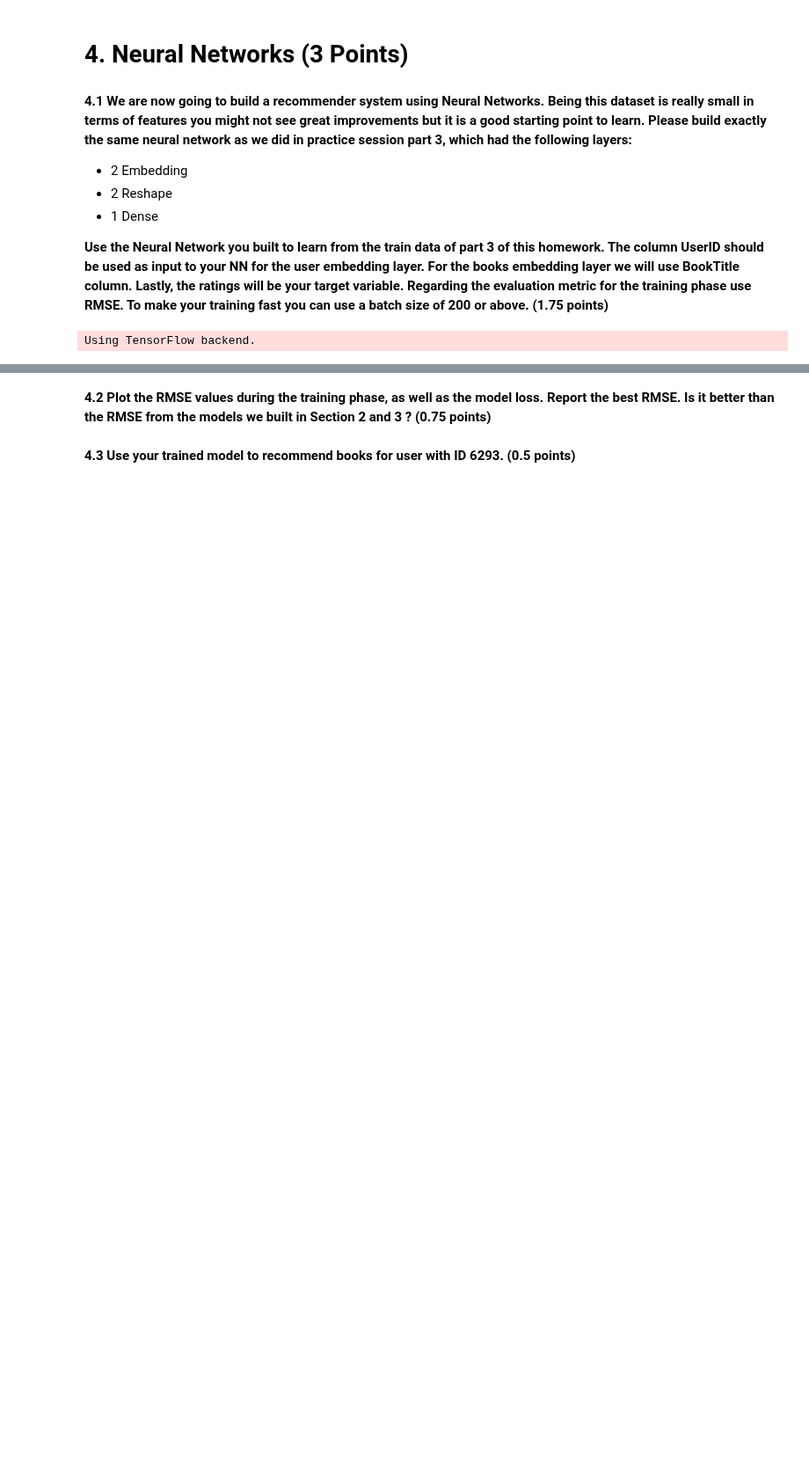
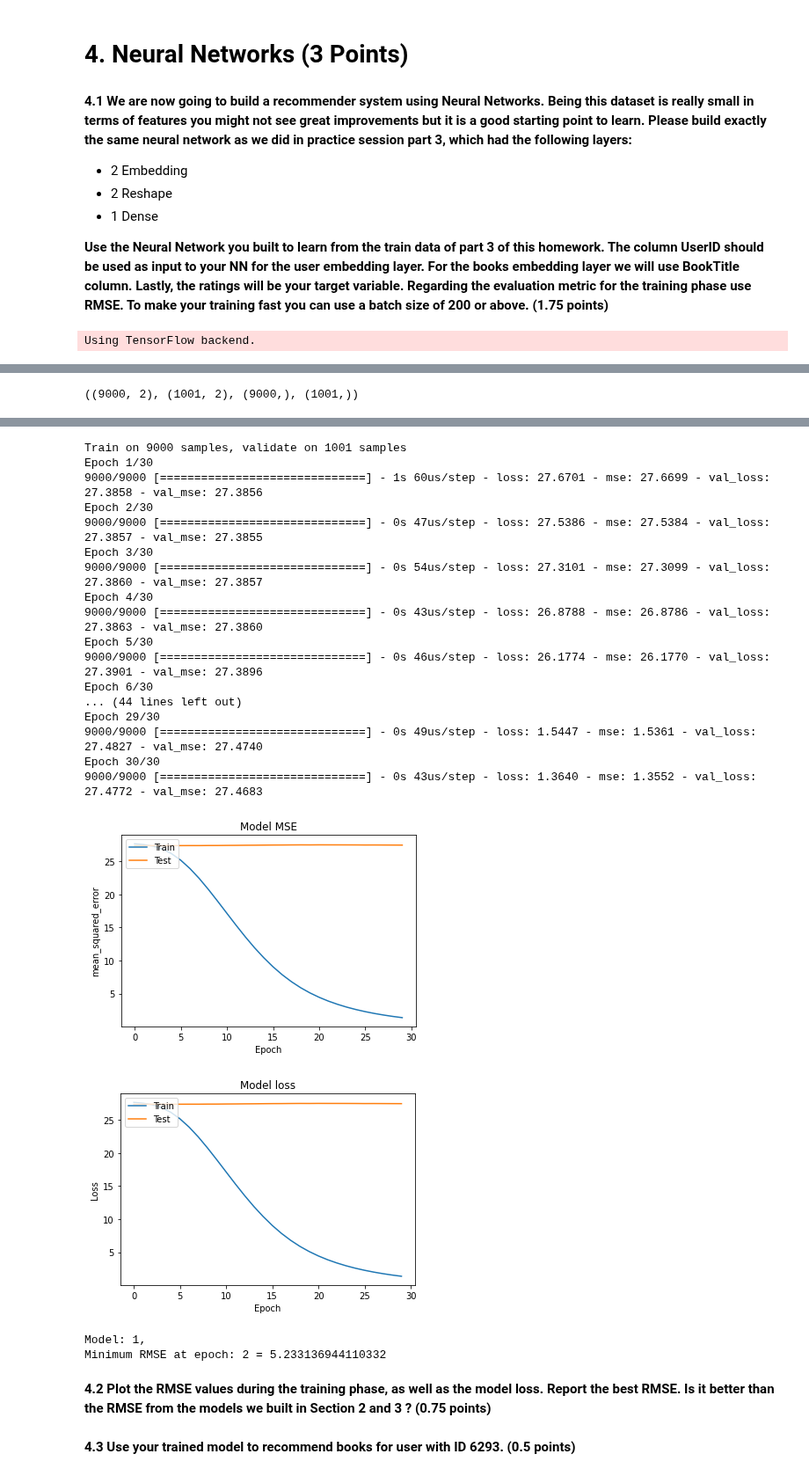
Before and after one commit to enliktjioe/bda2020, a Jupyter notebook: HW4/Homework_04_Enlik_Nga.ipynb, the cells around one changed output, grey strips where cells are left out. Shown at 88% size. Saved outputs shown, nothing was run; the diff lists cells and outputs as text; code cells hidden in the pictures; blank space fills up the shorter version.

Commit message:
Finished task 4.1 with feeling of accomplishment
solution for indices error in Keras
https://stackoverflow.com/questions/54880279/how-to-handle-invalid-argument-error-in-keras

```diff
--- a/HW4/Homework_04_Enlik_Nga.ipynb
+++ b/HW4/Homework_04_Enlik_Nga.ipynb
@@ -723,0 +738,34 @@ Using TensorFlow backend.
+# %%
+books_encoded_no_dup_new = books_encoded_no_dup_new.reindex(columns=['UserID', 'BookID_Encoded', 'Book-Rating'])
+# books_encoded_no_dup_new
+# %%
+X = books_encoded_no_dup_new[['UserID', 'BookID_Encoded']].values
+y = books_encoded_no_dup_new['Book-Rating'].values
+X_train, X_test, y_train, y_test = train_test_split(X, y, test_size=0.1, random_state=42)
+X_train.shape, X_test.shape, y_train.shape, y_test.shape
+# %% [output]
+((9000, 2), (1001, 2), (9000,), (1001,))
+# %%
+n_factors = 50
+X_train_array = [X_train[:, 0], X_train[:, 1]]
+X_test_array = [X_test[:, 0], X_test[:, 1]]
+# %%
+# using only embeddings, same as previous lab session
+def RecommenderV1(n_users, n_books, n_factors):
+    user = Input(shape=(1,))
+
+    ## n_users should be added + 1 to resolve InvalidArgumentError: indices[x,x] = xxxx is not in [0, xxxx)
+    u = Embedding(n_users+1, n_factors, embeddings_initializer='he_normal',
+                  embeddings_regularizer=l2(1e-6))(user)
+    u = Reshape((n_factors,))(u)
+
+    book = Input(shape=(1,))
+    m = Embedding(n_books, n_factors, embeddings_initializer='he_normal',
+                  embeddings_regularizer=l2(1e-6))(book)
+    m = Reshape((n_factors,))(m)
+
+    x = Dot(axes=1)([u, m])
+    model = Model(inputs=[user, book], outputs=x)
+    opt = Adam(lr=0.001)
+    model.compile(loss='mean_squared_error', optimizer=opt)
+    return model
@@ -723,0 +843,10 @@ Using TensorFlow backend.
+# %%
+# Define constants
+#K_FACTORS = 100 # The number of dimensional embeddings for books and users
+TEST_USER = 6293
+
+model1 = RecommenderV1(n_users, n_books, n_factors)
+compile_fit_plot(model1, 1)
+
+# user_ratings_1, recommendations_1 = predict_recommend(model1,TEST_USER)
+# %% [output]
@@ -724,3 +870,24 @@ Using TensorFlow backend.
+Train on 9000 samples, validate on 1001 samples
+Epoch 1/30
+9000/9000 [==============================] - 1s 60us/step - loss: 27.6701 - mse: 27.6699 - val_loss: 27.3858 - val_mse: 27.3856
+Epoch 2/30
+9000/9000 [==============================] - 0s 47us/step - loss: 27.5386 - mse: 27.5384 - val_loss: 27.3857 - val_mse: 27.3855
+Epoch 3/30
+9000/9000 [==============================] - 0s 54us/step - loss: 27.3101 - mse: 27.3099 - val_loss: 27.3860 - val_mse: 27.3857
+Epoch 4/30
+9000/9000 [==============================] - 0s 43us/step - loss: 26.8788 - mse: 26.8786 - val_loss: 27.3863 - val_mse: 27.3860
+Epoch 5/30
+9000/9000 [==============================] - 0s 46us/step - loss: 26.1774 - mse: 26.1770 - val_loss: 27.3901 - val_mse: 27.3896
+Epoch 6/30
+... (44 lines left out)
+Epoch 29/30
+9000/9000 [==============================] - 0s 49us/step - loss: 1.5447 - mse: 1.5361 - val_loss: 27.4827 - val_mse: 27.4740
+Epoch 30/30
+9000/9000 [==============================] - 0s 43us/step - loss: 1.3640 - mse: 1.3552 - val_loss: 27.4772 - val_mse: 27.4683
+[figure, added]
+[figure, added]
+Model: 1,
+Minimum RMSE at epoch: 2 = 5.233136944110332
 # %% [markdown]
 **4.2 Plot the RMSE values during the training phase, as well as the model loss. Report the best RMSE. Is it better than the RMSE from the models we built in Section 2 and 3 ? (0.75 points)**
 # %% [markdown]
```
Also changed, not shown: parts of 13 cells of this notebook.
